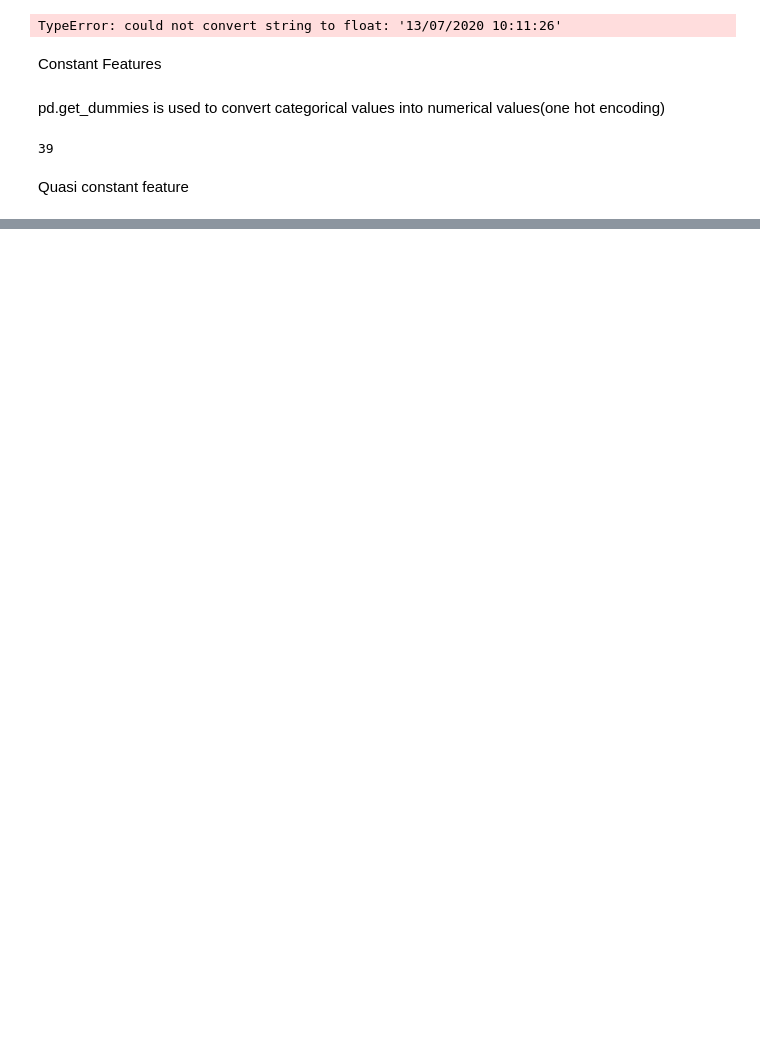
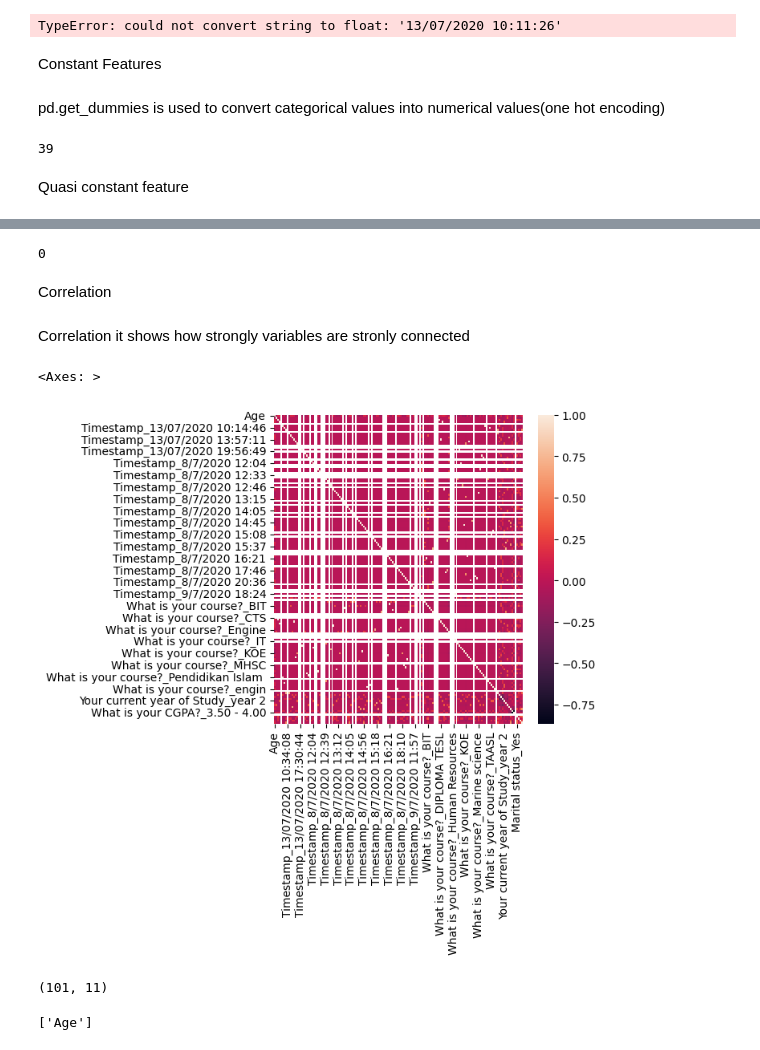
Before and after one commit to priyanka0178885547/ML-LAB, a Jupyter notebook: Week2.ipynb, the cells around one changed output, grey strips where cells are left out. Saved outputs shown, nothing was run; the diff lists cells and outputs as text; code cells hidden in the pictures; blank space fills up the shorter version.

```diff
--- a/Week2.ipynb
+++ b/Week2.ipynb
@@ -41,0 +41,2 @@ df.isnull()# checking for the missing values
+# %%
+df = df.dropna(subset=['Age'])
@@ -42,6 +48,6 @@ df.isnull()# checking for the missing values
 # %%
-X = df.drop("Do you have Depression?", axis=1)# input variables
-y = df["Do you have Depression?"]# output variables
+X=df.drop(labels=['Do you have Depression?'],axis=1)#input variables
+y=df['Do you have Depression?']#output variables
 # %%
 x_train, x_test, y_train, y_test = train_test_split(X, y, test_size=0.3, random_state=0)
 # %%
@@ -85,0 +97,2 @@ x_test.drop(labels=quasi_constant_feat,axis=1,inplace=True)
+# %%
+x_train, x_test, y_train, y_test = train_test_split(X, y, test_size=0.3, random_state=0)
@@ -85,0 +106,27 @@ x_test.drop(labels=quasi_constant_feat,axis=1,inplace=True)
+# %%
+
+duplicated_features=set(duplicated_feet)# it is used to get unique values
+print(len(duplicated_feet))
+# %% [output]
+0
+# %% [markdown]
+Correlation
+# %% [markdown]
+Correlation it shows how strongly variables are stronly connected
+# %%
+corrmat = x_train.corr()
+fig, ax = plt.subplots()
+fig.set_size_inches(5,5)
+sns.heatmap(corrmat)
+# %% [output]
+<Axes: >
+[figure, added]
+# %%
+df1=pd.read_csv("/content/Student Mental health.csv") #loading the dataset
+df1.shape
+# %% [output]
+(101, 11)
+# %%
+[col for col in df1.columns if df1[col].isnull().sum()>0] #check if there is null data
+# %% [output]
+['Age']
```
Also changed, not shown: parts of 15 cells of this notebook.
